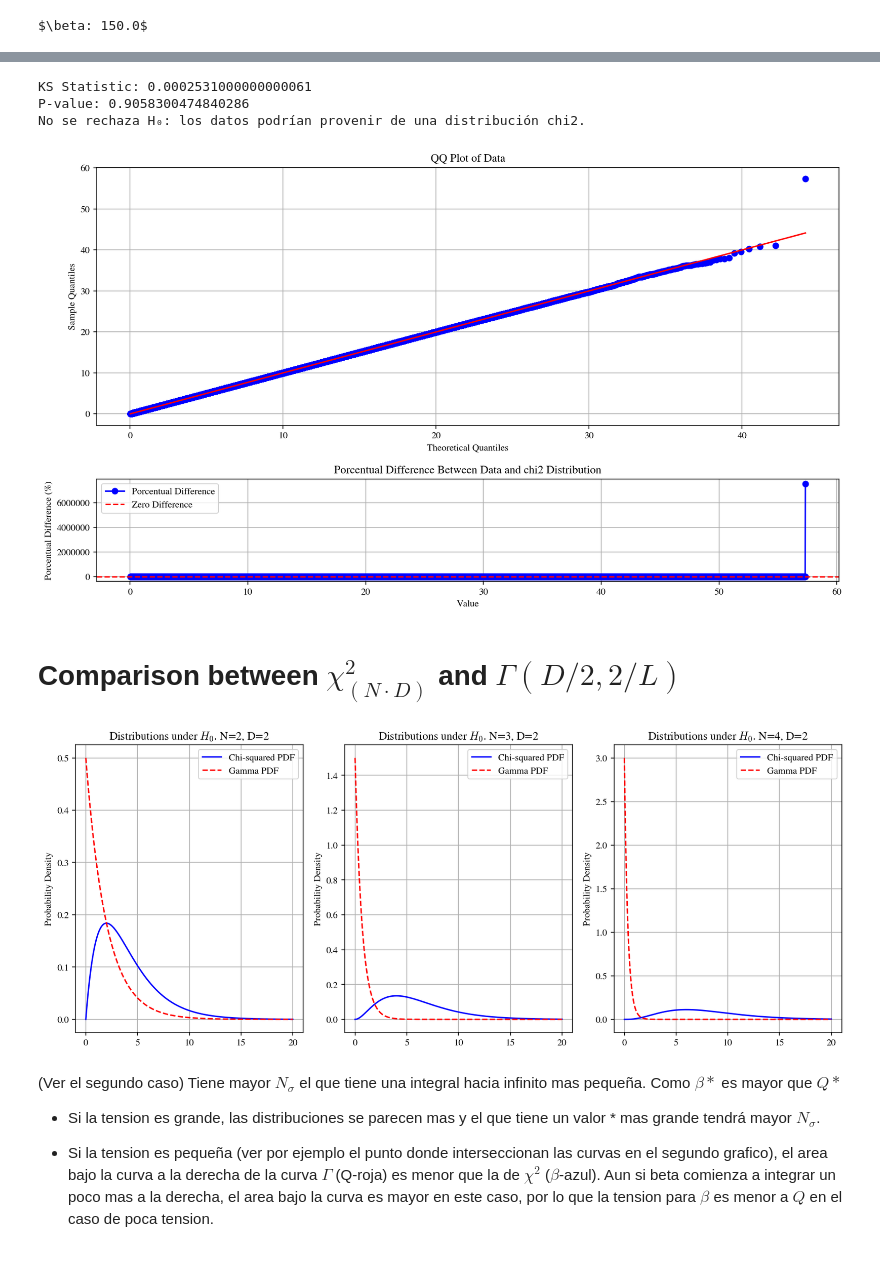
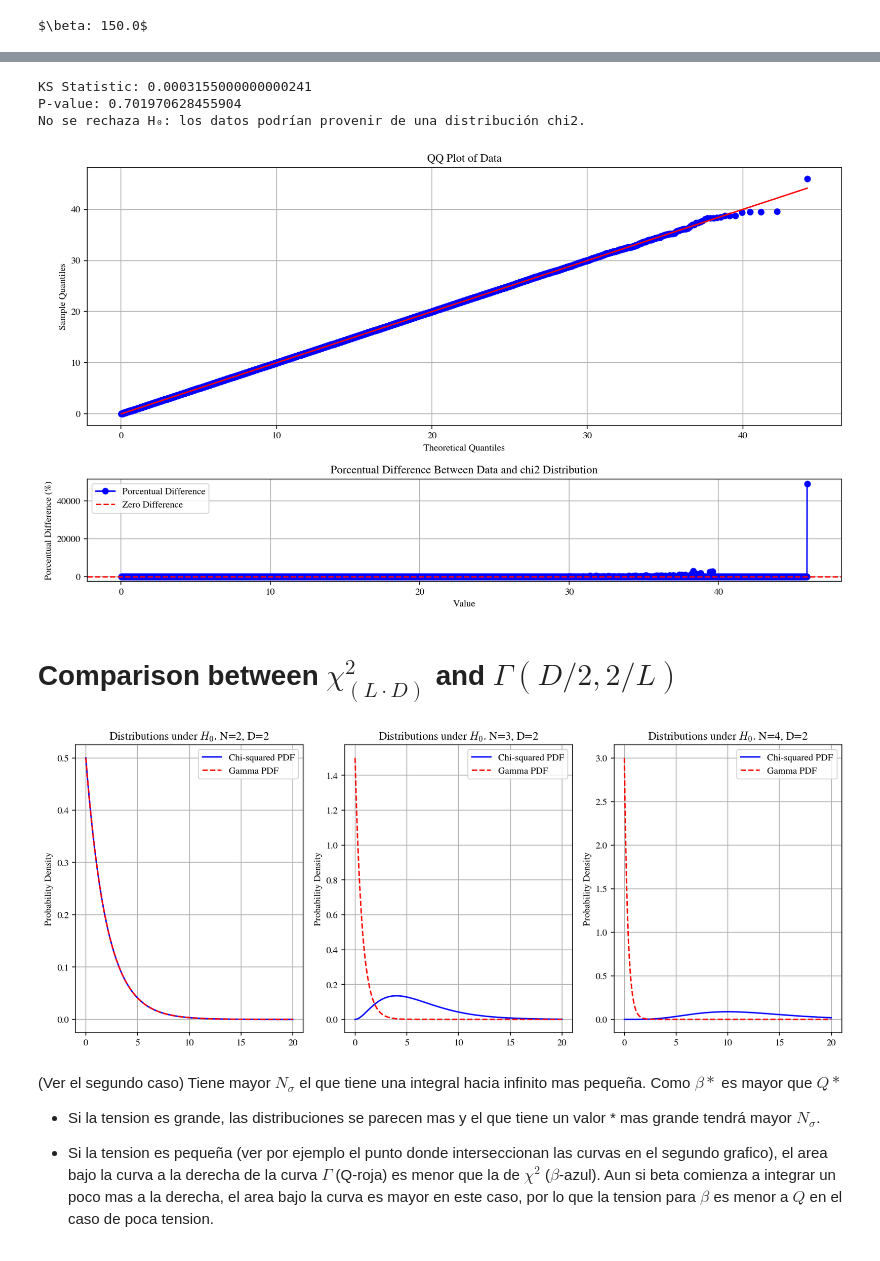
Before and after one commit to matiasleize/multimeter, a Jupyter notebook: notebooks/PRL/paper runs/0. multidimentional_qdm_test_distribution.ipynb, the cells around one changed output, grey strips where cells are left out. Saved outputs shown, nothing was run; the diff lists cells and outputs as text; code cells hidden in the pictures.

```diff
--- a/notebooks/PRL/paper runs/0. multidimentional_qdm_test_distribution.ipynb
+++ b/notebooks/PRL/paper runs/0. multidimentional_qdm_test_distribution.ipynb
@@ -378,7 +375,7 @@ plt.show()
 # Generar 10^6 datos (modificá esto si querés probar otra distribución)
 #data = np.random.normal(loc=np.mean(R_tot_2), scale=np.std(R_tot_2), size=10**6)
 data = sample_dist
-data_th = chi2.rvs(d*N, size=n_samples)
+data_th = chi2.rvs(d*L, size=n_samples)
 
 # Realizar el test KS
 ks_statistic, p_value = kstest(data, data_th, alternative='two-sided')
@@ -394,44 +391,44 @@ else:
 
 # Primer gráfico: Diferencia porcentual
 t = np.linspace(np.min(data), np.max(data), 100)
-norm_pdf = chi2.pdf(t, d*N)
+norm_pdf = chi2.pdf(t, d*L)
 hist, bin_edges = np.histogram(data, bins=int(np.sqrt(len(data))), density=True)
 bin_centers = (bin_edges[:-1] + bin_edges[1:]) / 2
 # Calcular la diferencia porcentual
 percent_diff = 100 * (hist - np.interp(bin_centers, t, norm_pdf)) / np.interp(bin_centers, t, norm_pdf)
 
 # Crear una figura con dos subplots, uno debajo del otro
 fig = plt.figure(figsize=(12, 7))
 gs = fig.add_gridspec(3, 1)
 axs = [fig.add_subplot(gs[:2, 0]), fig.add_subplot(gs[2, 0])]
 # Primer gráfico: QQ plot
-probplot(data, sparams=(d*N), dist="chi2", plot=axs[0])
+probplot(data, sparams=(d*L), dist="chi2", plot=axs[0])
 # Personalizar el primer gráfico
 axs[0].set_title("QQ Plot of Data")
 axs[0].set_xlabel("Theoretical Quantiles")
 axs[0].set_ylabel("Sample Quantiles")
 axs[0].grid(True)
 
 # Graficar la diferencia porcentual
 axs[1].plot(bin_centers, percent_diff, marker='o', linestyle='-', color='blue', label='Porcentual Difference')
 axs[1].axhline(0, color='red', linestyle='--', label='Zero Difference')
 # Personalizar el segundo gráfico
 axs[1].set_title("Porcentual Difference Between Data and chi2 Distribution")
 axs[1].set_xlabel("Value")
 axs[1].set_ylabel("Porcentual Difference (%)")
 axs[1].legend()
 axs[1].grid(True)
 
 # Ajustar el layout
 plt.tight_layout()
 plt.show()
 # %% [output]
-KS Statistic: 0.0002531000000000061
-P-value: 0.9058300474840286
+KS Statistic: 0.0003155000000000241
+P-value: 0.701970628455904
 No se rechaza H₀: los datos podrían provenir de una distribución chi2.
-[figure, old version]
+[figure, new version]
 # %% [markdown]
-# Comparison between $\chi^2_{(N \cdot D)}$ and $\Gamma(D/2, 2/L)$
+# Comparison between $\chi^2_{(L \cdot D)}$ and $\Gamma(D/2, 2/L)$
 # %%
 fig, axs = plt.subplots(1, 3, figsize=(12, 5))
 
@@ -439,7 +436,7 @@ d = 2 # Dimension of shared parameter space
 N = 2 # Num of datasets
 L = N*(N-1)/2
 t = np.linspace(0,20,1000)
-chi2_th = chi2.pdf(t,d*N)
+chi2_th = chi2.pdf(t,d*L)
 gamma_th = gamma.pdf(t,a=d/2, scale=2/L)
 axs[0].plot(t, chi2_th, color='blue', label='Chi-squared PDF')
 axs[0].set_title(r'Distributions under $H_0$. N={}, D={}'.format(int(N),d))
@@ -454,7 +451,7 @@ d = 2 # Dimension of shared parameter space
 N = 3 # Num of datasets
 L = N*(N-1)/2
 t = np.linspace(0,20,1000)
-chi2_th = chi2.pdf(t,d*N)
+chi2_th = chi2.pdf(t,d*L)
 gamma_th = gamma.pdf(t, a=d/2, scale=2/L)
 axs[1].plot(t, chi2_th, color='blue', label='Chi-squared PDF')
 axs[1].set_title(r'Distributions under $H_0$. N={}, D={}'.format(int(N),d))
@@ -469,7 +466,7 @@ d = 2 # Dimension of shared parameter space
 N = 4 # Num of datasets
 L = N*(N-1)/2
 t = np.linspace(0,20,1000)
-chi2_th = chi2.pdf(t,d*N)
+chi2_th = chi2.pdf(t,d*L)
 gamma_th = gamma.pdf(t, a=d/2, scale=2/L)
 axs[2].plot(t, chi2_th, color='blue', label='Chi-squared PDF')
 axs[2].set_title(r'Distributions under $H_0$. N={}, D={}'.format(int(N),d))
@@ -483,7 +480,7 @@ axs[2].legend()
 plt.tight_layout()
 plt.show()
 # %% [output]
-[figure, old version]
+[figure, new version]
 # %% [markdown]
 (Ver el segundo caso)
 Tiene mayor $N_\sigma$ el que tiene una integral hacia infinito mas pequeña. Como $\beta*$ es mayor que $Q*$
```
Also changed, not shown: parts of 9 cells of this notebook, 2 other files.
